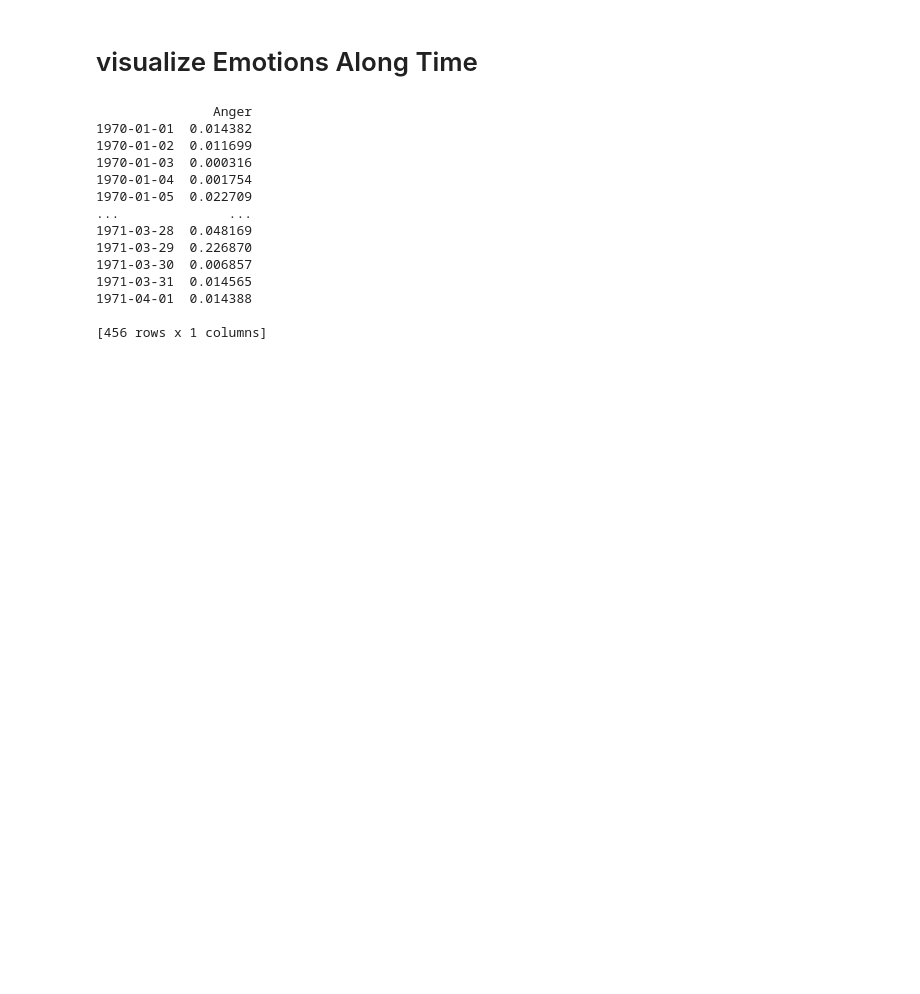
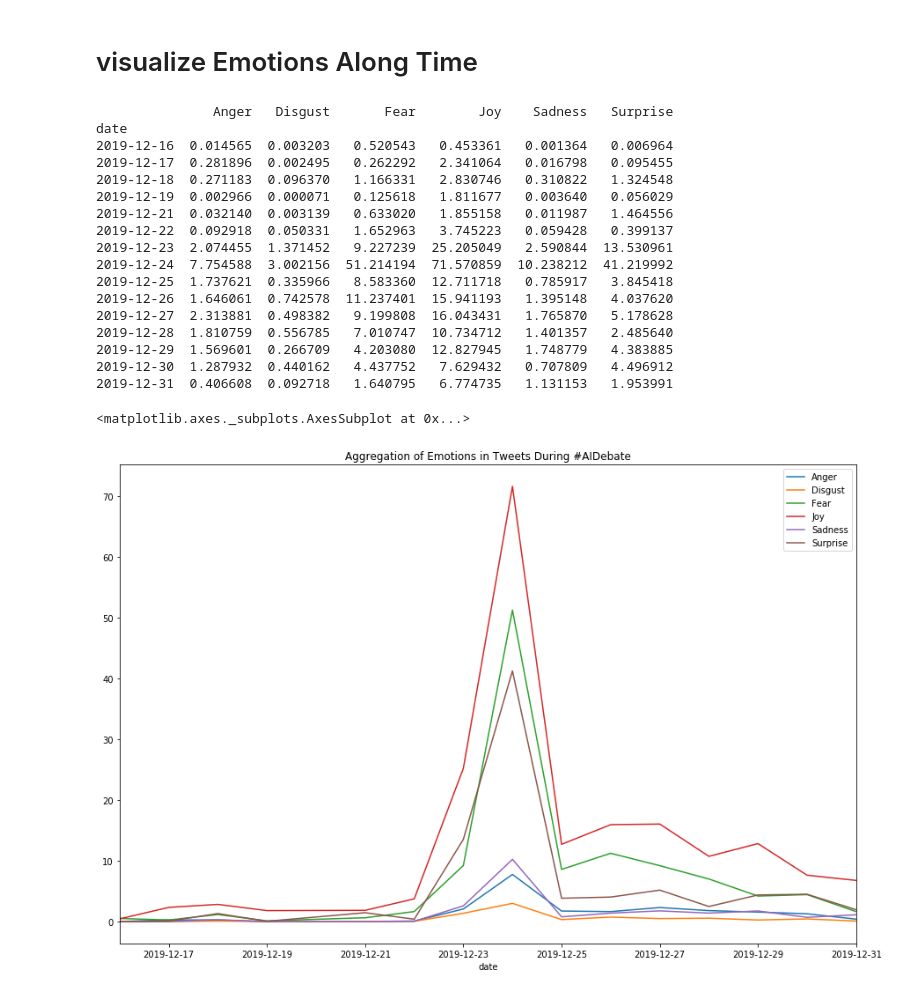
Before and after one commit to rahimi-s-lab/Twitter-AI-Debate, a Jupyter notebook: Visualization.ipynb, the cells around one changed output. Drawn from its saved outputs; the diff is of its cells as text; code cells hidden in the pictures; blank space fills up the shorter version.

```diff
--- a/Visualization.ipynb
+++ b/Visualization.ipynb
@@ -10,6 +10,10 @@ drive.mount('/content/gdrive')
 import pandas as pd
 
 df = pd.read_csv('data.csv')
+
+# remove non-English tweets
+df = df[df['is_english'] == True]
+
 df = df.sort_values(by='date')
 
 # standardize the time
@@ -33,30 +37,36 @@ Name: date, Length: 456, dtype: datetime64[ns]
 # %% [markdown]
 # visualize Emotions Along Time
-# %%
-from matplotlib import pyplot as plt
-
-# df2 = df
-df2 = df[['date','Anger']]
-df2.set_index('date')
-df2.index = pd.to_datetime(df2.index, unit='D')
-df2 = df2.resample('D').sum()
-df2.groupby(df2['date'].dt.date).size().rename(columns={'size':'sum'})
-
-# plt.plot_date(df2['date'],df2['Anger'])
-# plt.plot_date(df['date'],df['Joy'])
-# plt.show()
-# %% [output]
-               Anger
-1970-01-01  0.014382
-1970-01-02  0.011699
-1970-01-03  0.000316
-1970-01-04  0.001754
-1970-01-05  0.022709
-...              ...
-1971-03-28  0.048169
-1971-03-29  0.226870
-1971-03-30  0.006857
-1971-03-31  0.014565
-1971-04-01  0.014388
-
-[456 rows x 1 columns]
+# %%
+from matplotlib import pyplot as plt
+
+# resample daily
+df2 = df[['date', 'Anger', 'Disgust', 'Fear', 'Joy', 'Sadness', 'Surprise']]
+df2.set_index('date')
+
+df3 = df2.groupby(df2['date'].dt.date).sum()
+
+print(df3)
+
+
+df3.plot(y=['Anger', 'Disgust', 'Fear', 'Joy', 'Sadness', 'Surprise'], figsize=(15,10),
+         title='Aggregation of Emotions in Tweets During #AIDebate')
+# %% [output]
+               Anger   Disgust       Fear        Joy    Sadness   Surprise
+date
+2019-12-16  0.014565  0.003203   0.520543   0.453361   0.001364   0.006964
+2019-12-17  0.281896  0.002495   0.262292   2.341064   0.016798   0.095455
+2019-12-18  0.271183  0.096370   1.166331   2.830746   0.310822   1.324548
+2019-12-19  0.002966  0.000071   0.125618   1.811677   0.003640   0.056029
+2019-12-21  0.032140  0.003139   0.633020   1.855158   0.011987   1.464556
+2019-12-22  0.092918  0.050331   1.652963   3.745223   0.059428   0.399137
+2019-12-23  2.074455  1.371452   9.227239  25.205049   2.590844  13.530961
+2019-12-24  7.754588  3.002156  51.214194  71.570859  10.238212  41.219992
+2019-12-25  1.737621  0.335966   8.583360  12.711718   0.785917   3.845418
+2019-12-26  1.646061  0.742578  11.237401  15.941193   1.395148   4.037620
+2019-12-27  2.313881  0.498382   9.199808  16.043431   1.765870   5.178628
+2019-12-28  1.810759  0.556785   7.010747  10.734712   1.401357   2.485640
+2019-12-29  1.569601  0.266709   4.203080  12.827945   1.748779   4.383885
+2019-12-30  1.287932  0.440162   4.437752   7.629432   0.707809   4.496912
+2019-12-31  0.406608  0.092718   1.640795   6.774735   1.131153   1.953991
+<matplotlib.axes._subplots.AxesSubplot at 0x...>
+[figure, added]
```
Also changed, not shown: parts of 5 cells of this notebook.
